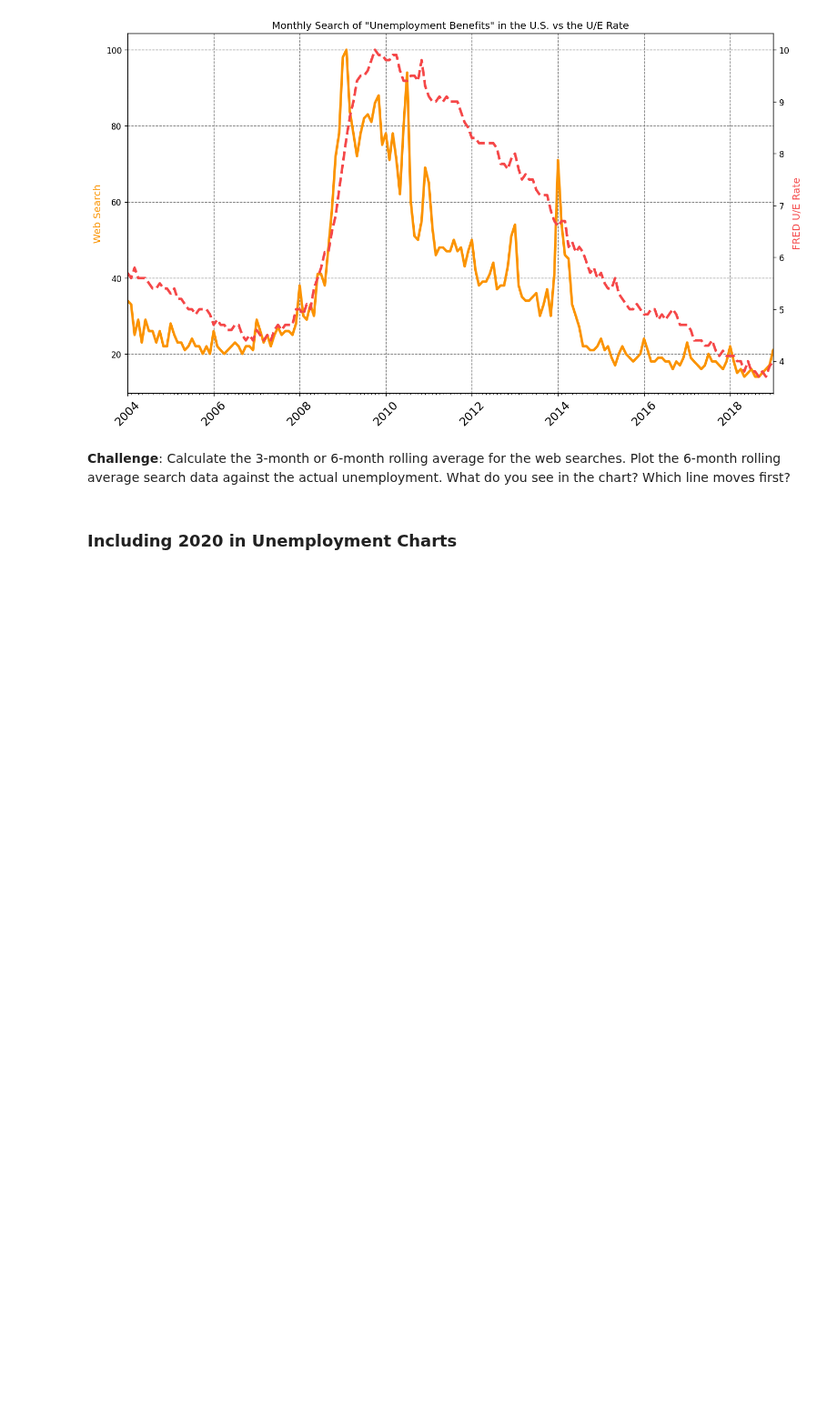
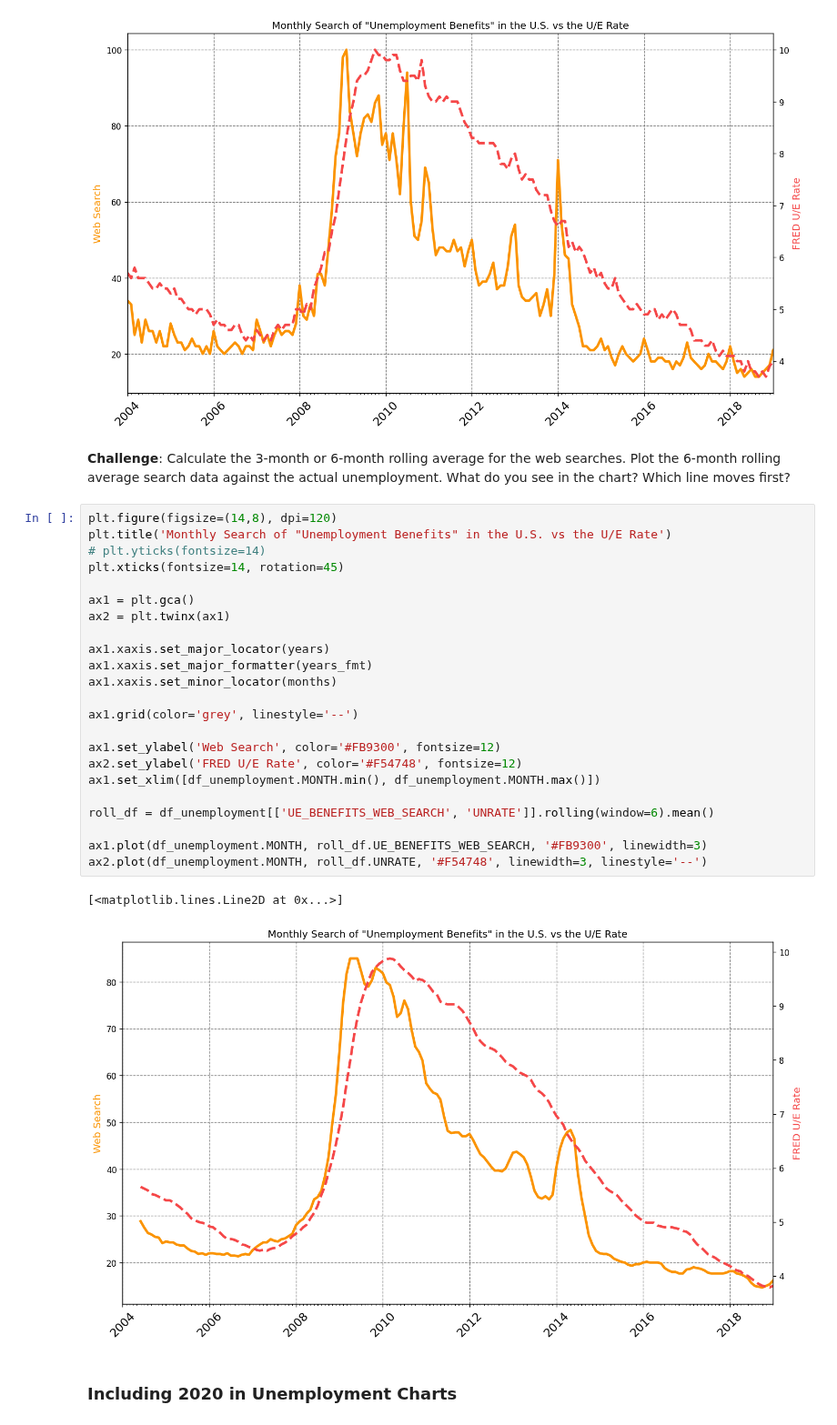
Before and after one commit to kvanst3/Backend, a Jupyter notebook: Data Science/Google Trends Data Viz/Google Trends and Data Visualisation (start).ipynb, the cells around one changed output. Shown at 91% size. Saved outputs shown, nothing was run; the diff lists cells and outputs as text; blank space fills up the shorter version.

Commit message:
rolling average

```diff
--- a/Data Science/Google Trends Data Viz/Google Trends and Data Visualisation (start).ipynb
+++ b/Data Science/Google Trends Data Viz/Google Trends and Data Visualisation (start).ipynb
@@ -324,6 +324,32 @@ ax2.plot(df_unemployment.MONTH, df_unemployment.UNRATE, '#F54748', linewidth=3,
 [figure]
 # %% [markdown]
 **Challenge**: Calculate the 3-month or 6-month rolling average for the web searches. Plot the 6-month rolling average search data against the actual unemployment. What do you see in the chart? Which line moves first?
+# %%
+plt.figure(figsize=(14,8), dpi=120)
+plt.title('Monthly Search of "Unemployment Benefits" in the U.S. vs the U/E Rate')
+# plt.yticks(fontsize=14)
+plt.xticks(fontsize=14, rotation=45)
+
+ax1 = plt.gca()
+ax2 = plt.twinx(ax1)
+
+ax1.xaxis.set_major_locator(years)
+ax1.xaxis.set_major_formatter(years_fmt)
+ax1.xaxis.set_minor_locator(months)
+
+ax1.grid(color='grey', linestyle='--')
+
+ax1.set_ylabel('Web Search', color='#FB9300', fontsize=12)
+ax2.set_ylabel('FRED U/E Rate', color='#F54748', fontsize=12)
+ax1.set_xlim([df_unemployment.MONTH.min(), df_unemployment.MONTH.max()])
+
+roll_df = df_unemployment[['UE_BENEFITS_WEB_SEARCH', 'UNRATE']].rolling(window=6).mean()
+
+ax1.plot(df_unemployment.MONTH, roll_df.UE_BENEFITS_WEB_SEARCH, '#FB9300', linewidth=3)
+ax2.plot(df_unemployment.MONTH, roll_df.UNRATE, '#F54748', linewidth=3, linestyle='--')
+# %% [output]
+[<matplotlib.lines.Line2D at 0x...>]
+[figure, added]
 # %% [markdown]
 ### Including 2020 in Unemployment Charts
 # %% [markdown]
```
